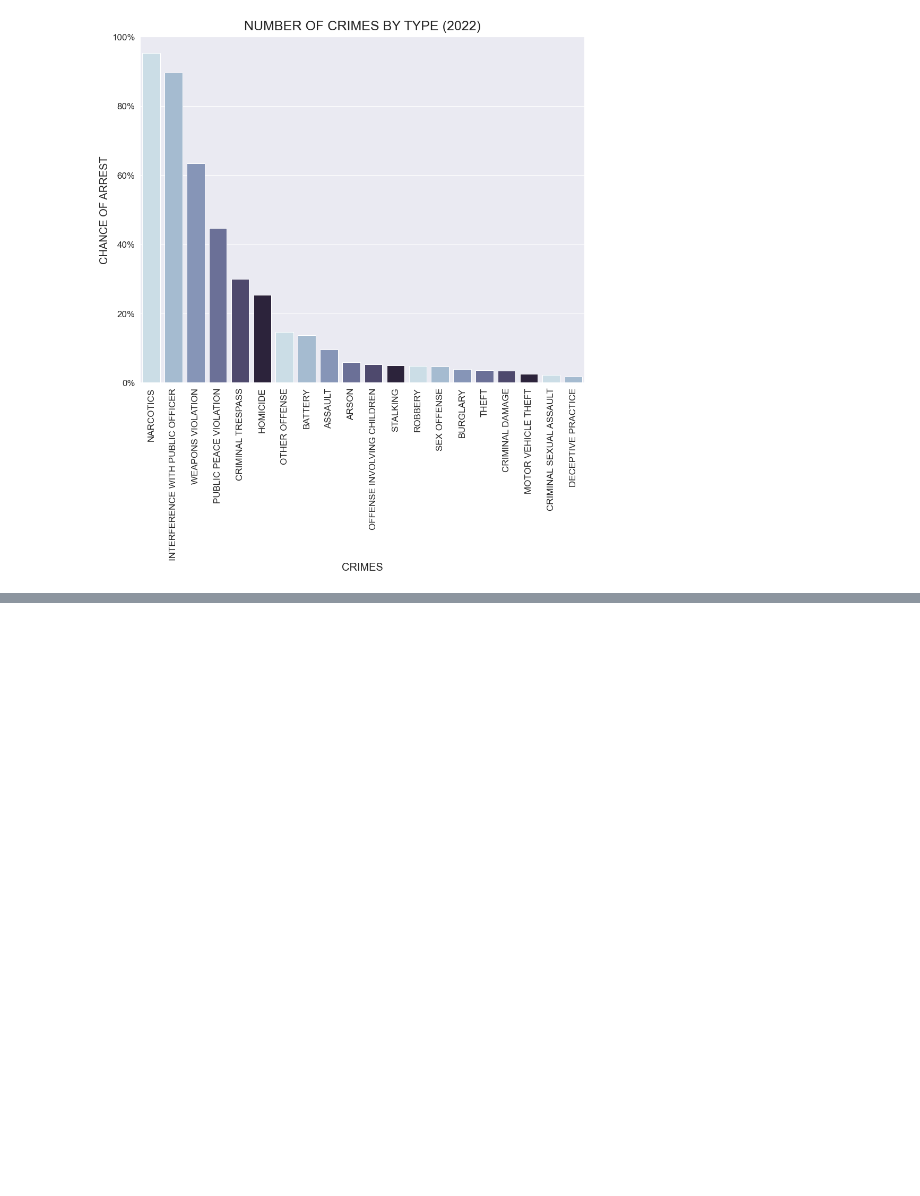
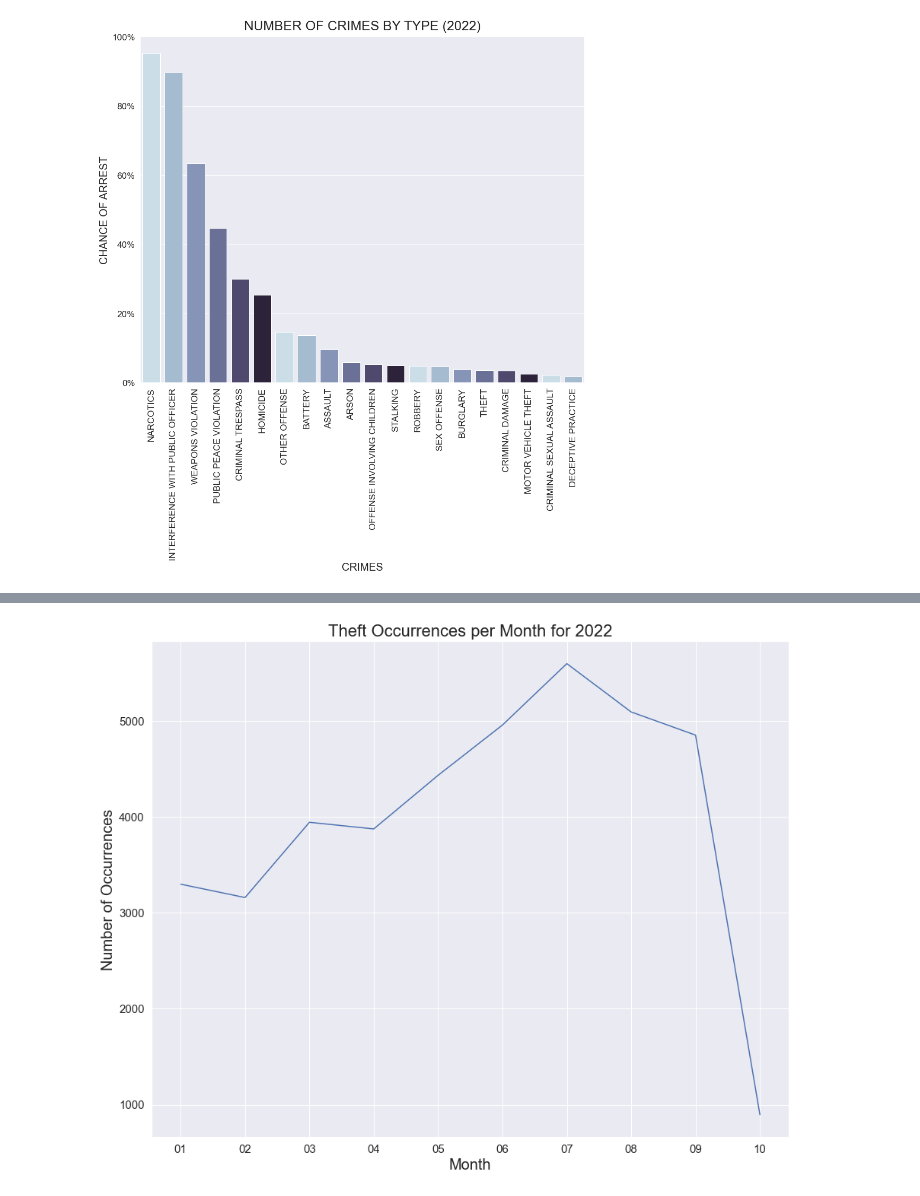
Before and after one commit to jrthompson25/Chicago_Crime_Analysis, a Jupyter notebook: Notebooks/Chicago Crime Project.ipynb, the cells around one changed output, grey strips where cells are left out. Saved outputs shown, nothing was run; the diff lists cells and outputs as text; code cells hidden in the pictures; blank space fills up the shorter version.

```diff
--- a/Notebooks/Chicago Crime Project.ipynb
+++ b/Notebooks/Chicago Crime Project.ipynb
@@ -658,0 +711,6 @@ ax.yaxis.set_major_formatter(mtick.PercentFormatter(xmax=1, decimals=0, symbol='
+# %%
+#Below are the amount of thefts committed for each month listed in the data for 2022
+thefts2022 = chicagoCrime2022[chicagoCrime2022['PRIMARY DESCRIPTION'].isin(['THEFT'])]
+numOfTheftsByMonth2022_df = thefts2022.groupby(by='OCCURRENCE MONTH')['PRIMARY DESCRIPTION'].count().to_frame()
+numOfTheftsByMonth2022_df = numOfTheftsByMonth2022_df.reset_index()
+numOfTheftsByMonth2022_df
@@ -658,0 +729,10 @@ ax.yaxis.set_major_formatter(mtick.PercentFormatter(xmax=1, decimals=0, symbol='
+# %%
+plt.plot(numOfTheftsByMonth2022_df['OCCURRENCE MONTH'], numOfTheftsByMonth2022_df['PRIMARY DESCRIPTION'])
+plt.title("Theft Occurrences per Month for 2022", fontsize=22)
+plt.xlabel('Month', fontsize=20)
+plt.ylabel('Number of Occurrences', fontsize=20)
+plt.xticks(fontsize=15)
+plt.yticks(fontsize=15)
+plt.show();
+# %% [output]
+[figure, added]
```
Also changed, not shown: parts of 5 cells of this notebook.
